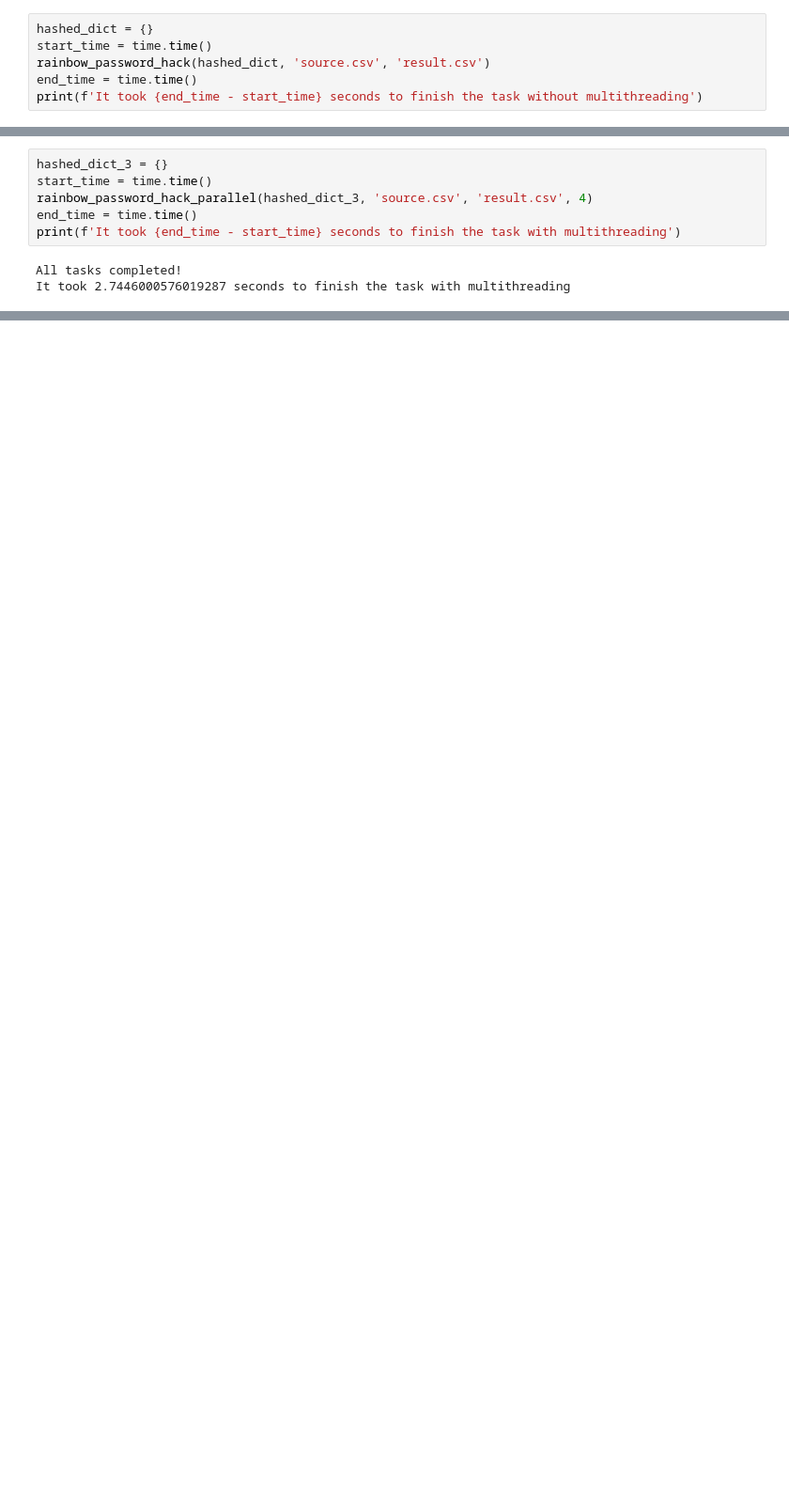
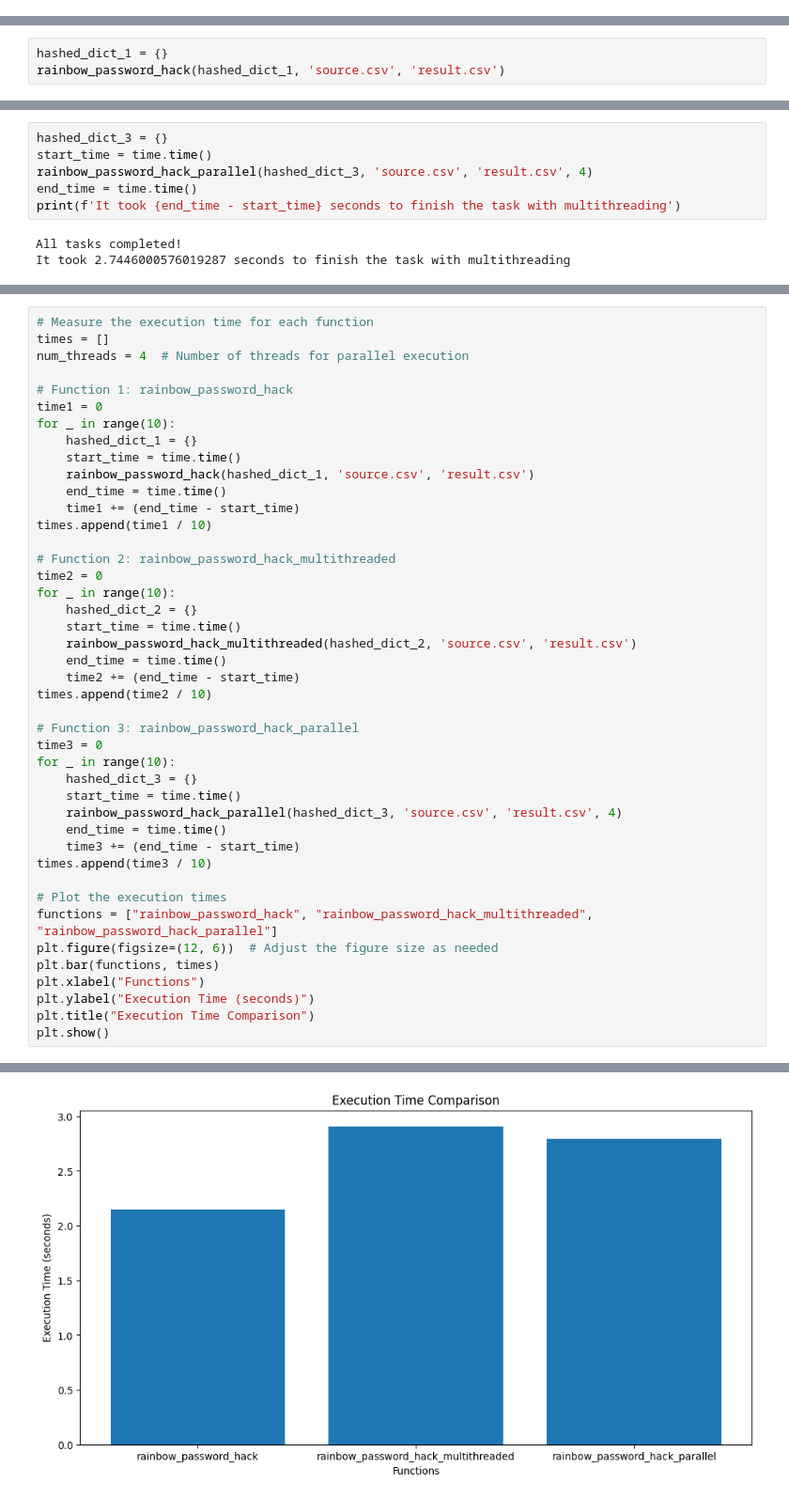
Before and after one commit to ShayanShahrabi/Rainbow_Hacking, a Jupyter notebook: main.ipynb, the cells around one changed output, grey strips where cells are left out. Shown: that part at 94% size. Drawn from its saved outputs; the diff is of its cells as text; blank space fills up the shorter version.

```diff
--- a/main.ipynb
+++ b/main.ipynb
@@ -59,9 +63,3 @@ def rainbow_password_hack(hashed_dict, input_file_name, output_file_name):
         for line in lines:
             name, hash_value = line.strip().split(',')
             output_file.write(f"{name},{hashed_dict[hash_value]}\n")
-# %%
-hashed_dict = {}
-start_time = time.time()
-rainbow_password_hack(hashed_dict, 'source.csv', 'result.csv')
-end_time = time.time()
-print(f'It took {end_time - start_time} seconds to finish the task without multithreading')
@@ -71,0 +66,3 @@ It took 1.9815020561218262 seconds to finish the task without multithreading
+# %%
+hashed_dict_1 = {}
+rainbow_password_hack(hashed_dict_1, 'source.csv', 'result.csv')
@@ -164,0 +179,44 @@ It took 2.7446000576019287 seconds to finish the task with multithreading
+# %%
+# Measure the execution time for each function
+times = []
+num_threads = 4  # Number of threads for parallel execution
+
+# Function 1: rainbow_password_hack
+time1 = 0
+for _ in range(10):
+    hashed_dict_1 = {}
+    start_time = time.time()
+    rainbow_password_hack(hashed_dict_1, 'source.csv', 'result.csv')
+    end_time = time.time()
+    time1 += (end_time - start_time)
+times.append(time1 / 10)
+
+# Function 2: rainbow_password_hack_multithreaded
+time2 = 0
+for _ in range(10):
+    hashed_dict_2 = {}
+    start_time = time.time()
+    rainbow_password_hack_multithreaded(hashed_dict_2, 'source.csv', 'result.csv')
+    end_time = time.time()
+    time2 += (end_time - start_time)
+times.append(time2 / 10)
+
+# Function 3: rainbow_password_hack_parallel
+time3 = 0
+for _ in range(10):
+    hashed_dict_3 = {}
+    start_time = time.time()
+    rainbow_password_hack_parallel(hashed_dict_3, 'source.csv', 'result.csv', 4)
+    end_time = time.time()
+    time3 += (end_time - start_time)
+times.append(time3 / 10)
+
+# Plot the execution times
+functions = ["rainbow_password_hack", "rainbow_password_hack_multithreaded", "rainbow_password_hack_parallel"]
+plt.figure(figsize=(12, 6))  # Adjust the figure size as needed
+plt.bar(functions, times)
+plt.xlabel("Functions")
+plt.ylabel("Execution Time (seconds)")
+plt.title("Execution Time Comparison")
+plt.show()
+# %% [output]
@@ -164,0 +233 @@ It took 2.7446000576019287 seconds to finish the task with multithreading
+[figure, added]
```
Also changed, not shown: parts of 18 cells of this notebook.
